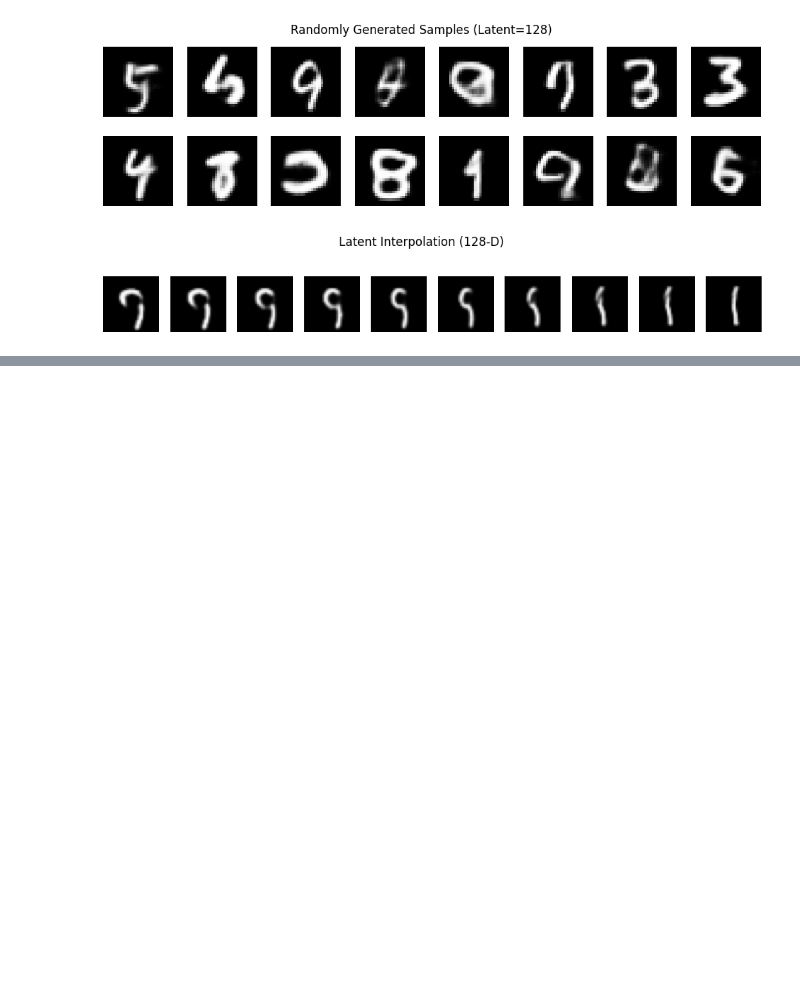
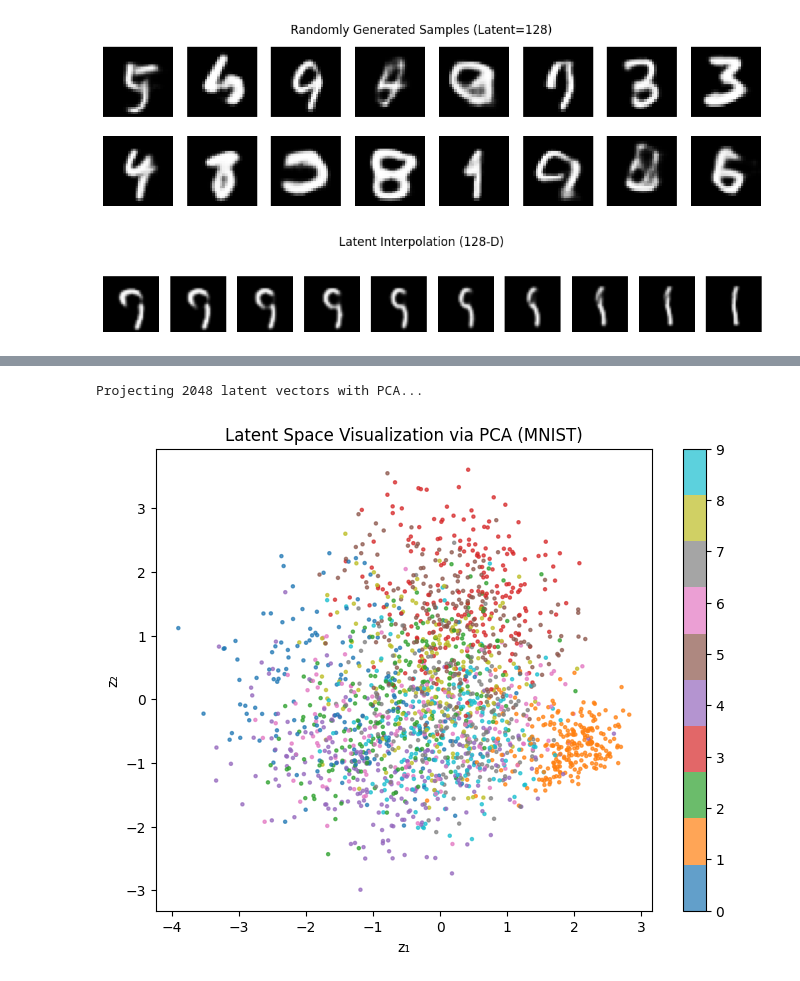
Before and after one commit to aakriti-st126490/SegmentationToVAE, a Jupyter notebook: Task3.ipynb, the cells around one changed output, grey strips where cells are left out. Saved outputs shown, nothing was run; the diff lists cells and outputs as text; code cells hidden in the pictures; blank space fills up the shorter version.

```diff
--- a/Task3.ipynb
+++ b/Task3.ipynb
@@ -281,0 +320,42 @@ def plot_latent_grid(model, n=20, grid_range=3):
+# %%
+# --- Latent Space Visualization with PCA or t-SNE ---
+from sklearn.decomposition import PCA
+from sklearn.manifold import TSNE
+
+def visualize_latent_space_reduced(model, loader, method='pca', num_samples=2000):
+    """Projects latent space to 2D using PCA or t-SNE and visualizes."""
+    model.eval()
+    zs, labels = [], []
+    with torch.no_grad():
+        for x, y in loader:
+            x = x.to(device)
+            mu, _ = model.encode(x)
+            zs.append(mu.cpu())
+            labels.append(y)
+            if len(zs)*loader.batch_size > num_samples:
+                break
+    zs = torch.cat(zs).numpy()
+    labels = torch.cat(labels).numpy()
+
+    print(f"Projecting {len(zs)} latent vectors with {method.upper()}...")
+
+    if method == 'tsne':
+        zs_2d = TSNE(n_components=2, learning_rate='auto', init='random', perplexity=30).fit_transform(zs)
+    else:
+        zs_2d = PCA(n_components=2).fit_transform(zs)
+
+    plt.figure(figsize=(8,6))
+    scatter = plt.scatter(zs_2d[:, 0], zs_2d[:, 1], c=labels, cmap='tab10', s=5, alpha=0.7)
+    plt.colorbar(scatter, ticks=range(10))
+    plt.title(f"Latent Space Visualization via {method.upper()} (MNIST)")
+    plt.xlabel("z₁")
+    plt.ylabel("z₂")
+    plt.show()
+
+# Example usage:
+visualize_latent_space_reduced(model_128, test_loader, method='pca')   # fast
+# or for nicer but slower embedding:
+# visualize_latent_space_reduced(model_128, test_loader, method='tsne')
+# %% [output]
+Projecting 2048 latent vectors with PCA...
+[figure, added]
```
Also changed, not shown: parts of 3 cells of this notebook.
